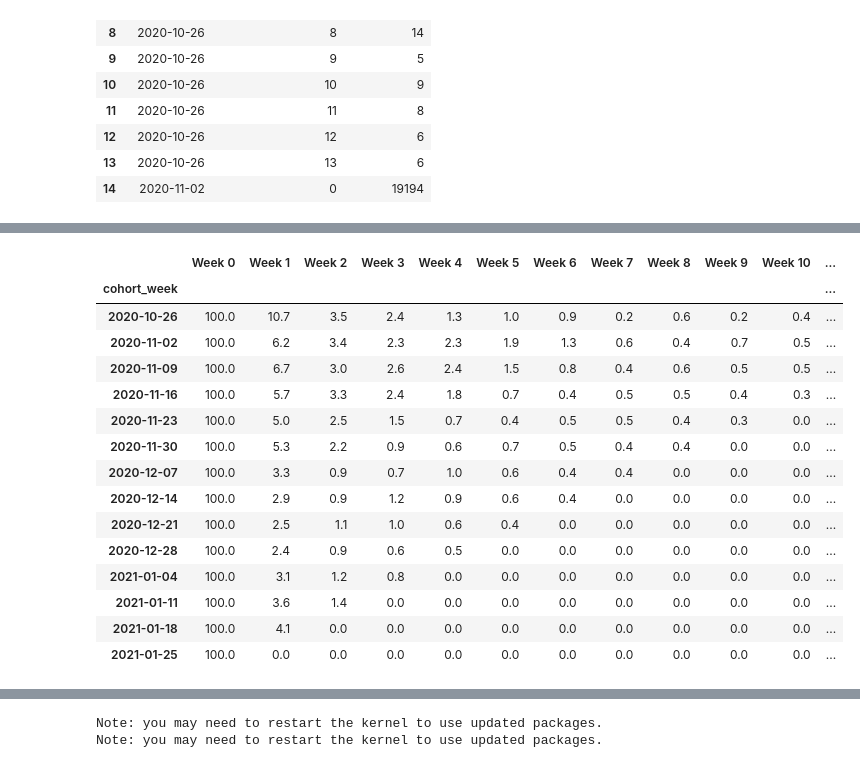
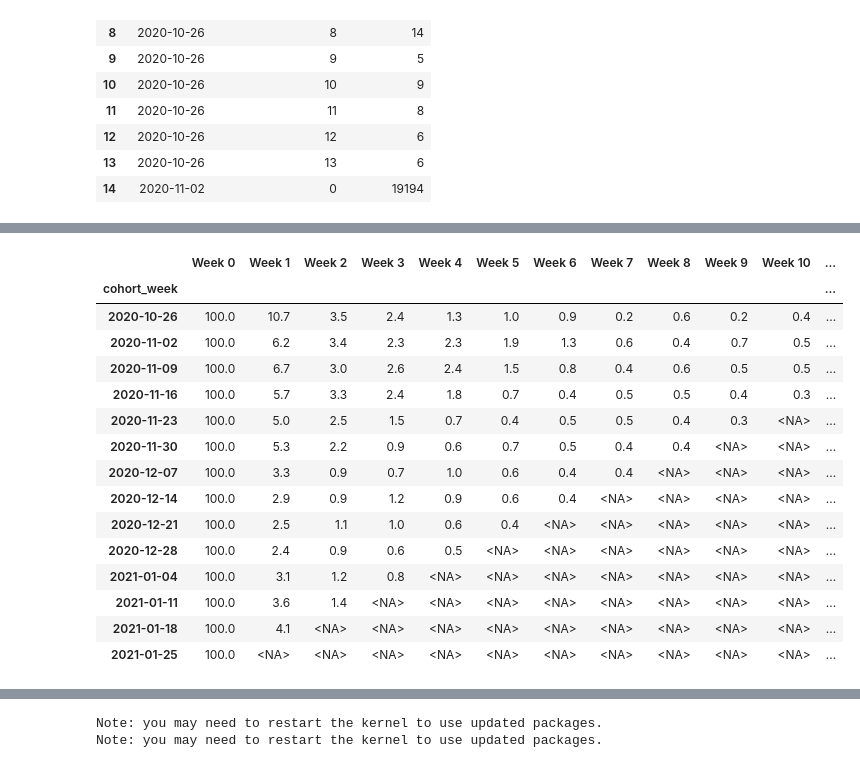
Before and after one commit to guiarpi/ga4-product-analytics, a Jupyter notebook: ga4_funnel_analysis.ipynb, the cells around one changed output, grey strips where cells are left out. Saved outputs shown, nothing was run; the diff lists cells and outputs as text; code cells hidden in the pictures.

```diff
--- a/ga4_funnel_analysis.ipynb
+++ b/ga4_funnel_analysis.ipynb
@@ -730,28 +1149,54 @@ Cohort data rows: 105
 | 13 | 2020-10-26 | 13 | 6 |
 | 14 | 2020-11-02 | 0 | 19194 |
 # %%
-# ── Section 8b: Retention heatmap ─────────────────────────────────────────
-# Pivot: rows = acquisition week, columns = weeks since first session.
-cohort_pivot = (
-    cohort_df
-    .pivot(index="cohort_week", columns="weeks_since_cohort", values="active_users")
-    .fillna(0).astype(int)
+# ── Section 8b: Retention heatmap — censoring + partial-cohort guards ─────
+# Same logic as generate_dashboard.py, so notebook and dashboard agree.
+import datetime as _dt
+
+cohort_pivot = cohort_df.pivot(index="cohort_week", columns="weeks_since_cohort",
+                               values="active_users")
+
+# Censoring guard: week N of a cohort is observed only if the whole week fits in
+# the window. Unobserved → NaN (blank); observed but nobody returned → real 0.
+_start = _dt.date(int(DATE_START[:4]), int(DATE_START[4:6]), int(DATE_START[6:8]))
+_end   = _dt.date(int(DATE_END[:4]),   int(DATE_END[4:6]),   int(DATE_END[6:8]))
+_cohort_dates = [pd.Timestamp(d).date() for d in cohort_pivot.index]
+_observed = pd.DataFrame(
+    [[(cd + _dt.timedelta(days=7 * int(k) + 6)) <= _end for k in cohort_pivot.columns]
+     for cd in _cohort_dates],
+    index=cohort_pivot.index, columns=cohort_pivot.columns,
 )
-# Normalize each cohort row by Week 0 (100% = everyone in acquisition week).
+cohort_pivot = cohort_pivot.where(_observed)
+cohort_pivot = cohort_pivot.mask(_observed & cohort_pivot.isna(), 0)
+censored = int((~_observed).sum().sum())
+print(f"Censored cells (blank, not 0%): {censored} of {_observed.size} "
+      f"({censored / _observed.size * 100:.0f}%)")
+
 cohort_pct = cohort_pivot.div(cohort_pivot[0], axis=0).multiply(100).round(1)
+
+# Partial-first-cohort guard: Monday-anchored buckets + a window that opens
+# mid-week → the first bucket is a partial week with a much smaller base.
+partial_first = _cohort_dates[0] < _start
+if partial_first:
+    print(f"Partial first cohort {_cohort_dates[0]}: {int(cohort_pivot[0].iloc[0]):,} users "
+          f"vs {int(cohort_pivot[0].iloc[1]):,} in the first full cohort — excluded from averages")
+
 cohort_pct.index   = cohort_pct.index.astype(str)
 cohort_pct.columns = [f"Week {c}" for c in cohort_pct.columns]
+cohort_pct_full    = cohort_pct.iloc[1:] if partial_first else cohort_pct
 
-print("Retention matrix (% of cohort returning):")
+print("Retention matrix (% of cohort returning; blank = not yet observable):")
 display(cohort_pct)
 
-z    = cohort_pct.values.tolist()
-txt  = [[f"{v:.0f}%" for v in row] for row in z]
+z   = cohort_pct.values.tolist()
+txt = [["" if pd.isna(v) else f"{v:.0f}%" for v in row] for row in z]
 
+# Blues runs light → dark as the value rises, so darker = better retention.
+# zmax=12 keeps the 0–12% band readable; Week 0 is 100% by definition.
 fig_ret = go.Figure(go.Heatmap(
     z=z, x=cohort_pct.columns.tolist(), y=cohort_pct.index.tolist(),
     text=txt, texttemplate="%{text}",
-    colorscale="Blues", reversescale=True, zmin=0, zmax=100,
+    colorscale="Blues", zmin=0, zmax=12, hoverongaps=False,
 ))
 fig_ret.update_layout(
     title="Weekly Cohort Retention (% returning)",
@@ -762,10 +1207,9 @@ fig_ret.update_layout(
 )
 fig_ret.show()
 
-# Headline retention KPIs averaged across all cohort weeks in the window.
-if "Week 1" in cohort_pct.columns:
-    print(f"
-Avg Week-1 retention: {cohort_pct['Week 1'].mean():.1f}%")
-if "Week 2" in cohort_pct.columns:
-    print(f"Avg Week-2 retention: {cohort_pct['Week 2'].mean():.1f}%")
+# Headline KPIs: full cohorts only; censored (NaN) cells are skipped by .mean().
+if "Week 1" in cohort_pct_full.columns:
+    print(f"\nAvg Week-1 retention (full cohorts): {cohort_pct_full['Week 1'].mean():.1f}%")
+if "Week 2" in cohort_pct_full.columns:
+    print(f"Avg Week-2 retention (full cohorts): {cohort_pct_full['Week 2'].mean():.1f}%")
 # %% [output]
@@ -773,16 +1219,16 @@ Retention matrix (% of cohort returning):
 |  | Week 0 | Week 1 | Week 2 | Week 3 | Week 4 | Week 5 | Week 6 | Week 7 | Week 8 | Week 9 | Week 10 | ... |
 | cohort_week |  |  |  |  |  |  |  |  |  |  |  | ... |
 | 2020-10-26 | 100.0 | 10.7 | 3.5 | 2.4 | 1.3 | 1.0 | 0.9 | 0.2 | 0.6 | 0.2 | 0.4 | ... |
 | 2020-11-02 | 100.0 | 6.2 | 3.4 | 2.3 | 2.3 | 1.9 | 1.3 | 0.6 | 0.4 | 0.7 | 0.5 | ... |
 | 2020-11-09 | 100.0 | 6.7 | 3.0 | 2.6 | 2.4 | 1.5 | 0.8 | 0.4 | 0.6 | 0.5 | 0.5 | ... |
 | 2020-11-16 | 100.0 | 5.7 | 3.3 | 2.4 | 1.8 | 0.7 | 0.4 | 0.5 | 0.5 | 0.4 | 0.3 | ... |
-| 2020-11-23 | 100.0 | 5.0 | 2.5 | 1.5 | 0.7 | 0.4 | 0.5 | 0.5 | 0.4 | 0.3 | 0.0 | ... |
-| 2020-11-30 | 100.0 | 5.3 | 2.2 | 0.9 | 0.6 | 0.7 | 0.5 | 0.4 | 0.4 | 0.0 | 0.0 | ... |
-| 2020-12-07 | 100.0 | 3.3 | 0.9 | 0.7 | 1.0 | 0.6 | 0.4 | 0.4 | 0.0 | 0.0 | 0.0 | ... |
-| 2020-12-14 | 100.0 | 2.9 | 0.9 | 1.2 | 0.9 | 0.6 | 0.4 | 0.0 | 0.0 | 0.0 | 0.0 | ... |
-| 2020-12-21 | 100.0 | 2.5 | 1.1 | 1.0 | 0.6 | 0.4 | 0.0 | 0.0 | 0.0 | 0.0 | 0.0 | ... |
-| 2020-12-28 | 100.0 | 2.4 | 0.9 | 0.6 | 0.5 | 0.0 | 0.0 | 0.0 | 0.0 | 0.0 | 0.0 | ... |
-| 2021-01-04 | 100.0 | 3.1 | 1.2 | 0.8 | 0.0 | 0.0 | 0.0 | 0.0 | 0.0 | 0.0 | 0.0 | ... |
-| 2021-01-11 | 100.0 | 3.6 | 1.4 | 0.0 | 0.0 | 0.0 | 0.0 | 0.0 | 0.0 | 0.0 | 0.0 | ... |
-| 2021-01-18 | 100.0 | 4.1 | 0.0 | 0.0 | 0.0 | 0.0 | 0.0 | 0.0 | 0.0 | 0.0 | 0.0 | ... |
-| 2021-01-25 | 100.0 | 0.0 | 0.0 | 0.0 | 0.0 | 0.0 | 0.0 | 0.0 | 0.0 | 0.0 | 0.0 | ... |
+| 2020-11-23 | 100.0 | 5.0 | 2.5 | 1.5 | 0.7 | 0.4 | 0.5 | 0.5 | 0.4 | 0.3 | <NA> | ... |
+| 2020-11-30 | 100.0 | 5.3 | 2.2 | 0.9 | 0.6 | 0.7 | 0.5 | 0.4 | 0.4 | <NA> | <NA> | ... |
+| 2020-12-07 | 100.0 | 3.3 | 0.9 | 0.7 | 1.0 | 0.6 | 0.4 | 0.4 | <NA> | <NA> | <NA> | ... |
+| 2020-12-14 | 100.0 | 2.9 | 0.9 | 1.2 | 0.9 | 0.6 | 0.4 | <NA> | <NA> | <NA> | <NA> | ... |
+| 2020-12-21 | 100.0 | 2.5 | 1.1 | 1.0 | 0.6 | 0.4 | <NA> | <NA> | <NA> | <NA> | <NA> | ... |
+| 2020-12-28 | 100.0 | 2.4 | 0.9 | 0.6 | 0.5 | <NA> | <NA> | <NA> | <NA> | <NA> | <NA> | ... |
+| 2021-01-04 | 100.0 | 3.1 | 1.2 | 0.8 | <NA> | <NA> | <NA> | <NA> | <NA> | <NA> | <NA> | ... |
+| 2021-01-11 | 100.0 | 3.6 | 1.4 | <NA> | <NA> | <NA> | <NA> | <NA> | <NA> | <NA> | <NA> | ... |
+| 2021-01-18 | 100.0 | 4.1 | <NA> | <NA> | <NA> | <NA> | <NA> | <NA> | <NA> | <NA> | <NA> | ... |
+| 2021-01-25 | 100.0 | <NA> | <NA> | <NA> | <NA> | <NA> | <NA> | <NA> | <NA> | <NA> | <NA> | ... |
```
Also changed, not shown: parts of 22 cells of this notebook, 3 other files.
